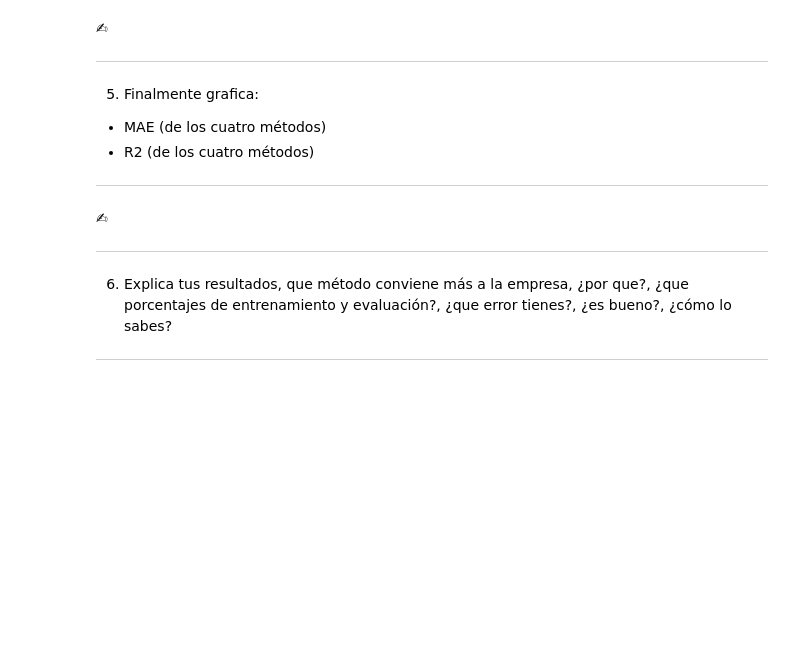
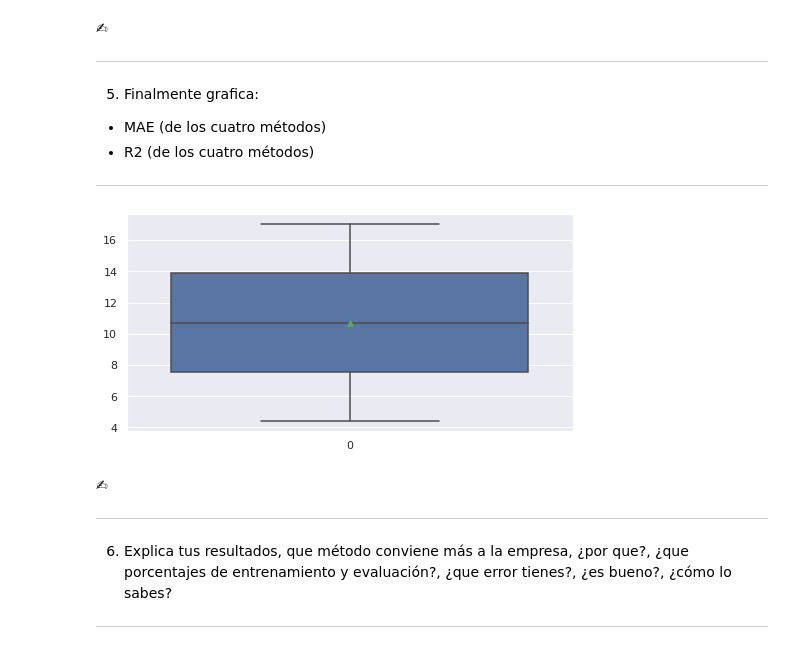
Before and after one commit to PosgradoMNA/actividades-de-aprendizaje-A01793509, a Jupyter notebook: Repaso_Regresiones_Kmeans.A01793509.ipynb, the cells around one changed output. Cells and saved outputs as stored; diff of their text form; code cells hidden in the pictures; blank space fills up the shorter version.

```diff
--- a/Repaso_Regresiones_Kmeans.A01793509.ipynb
+++ b/Repaso_Regresiones_Kmeans.A01793509.ipynb
@@ -379,6 +379,12 @@ plt.legend(loc="upper left", fontsize=14);
 #Obtenemos los errores y R2
 from sklearn import metrics
 from sklearn.metrics import r2_score
+
+#Almacenamos las métricas
+MetMAE = list()
+MetR2 = list()
+MetMAE.append(metrics.mean_absolute_error(y_test, y_fit))
+MetR2.append(np.sqrt(metrics.mean_squared_error(y_test, y_fit)))
 
 print('*****************************')
 print('Los errores de mi modelo son:')
@@ -486,14 +500,18 @@ plt.show()
 # %%
+#Almacenamos las métricas
+MetMAE.append(metrics.mean_absolute_error(y_test, y_new))
+MetR2.append(np.sqrt(metrics.mean_squared_error(y_test, y_new)))
+
 print('*****************************************')
 print('Los errores de mi modelo polinomial son:')
 print('*****************************************')
-print('Error medio Absoluto (MAE):', metrics.mean_absolute_error(y_train, y_new))
-print('Root Mean Squared Error:', np.sqrt(metrics.mean_squared_error(y_train, y_new)))
+print('Error medio Absoluto (MAE):', metrics.mean_absolute_error(y_test, y_new))
+print('Root Mean Squared Error:', np.sqrt(metrics.mean_squared_error(y_test, y_new)))
 print("")
 print('*****************************')
 print('Mi R cuadrada es igual a:')
 print('*****************************')
-print('r2_score',r2_score(y_train, y_new))
+print('r2_score',r2_score(y_test, y_new))
 # %% [output]
 *****************************************
 Los errores de mi modelo polinomial son:
@@ -675,6 +693,14 @@ plt.xlabel('number of fold')
 plt.ylabel('training error')
 plt.title('Training error across folds')
 plt.tight_layout()
+# %%
+#Se generan los boxplots de las métricas calculadas
+#Colores_BP = {"test_accuracy": "y", "test_precision": "b", "test_recall":"r", "test_f1score": "w"}
+sns.set(rc={'figure.figsize':(8,4)})
+sns.boxplot(data=MetMAE, showmeans=True)
+plt.show()
+# %% [output]
+[figure, added]
 # %% [markdown]
 ✍
 
```
Also changed, not shown: parts of 9 cells of this notebook.
